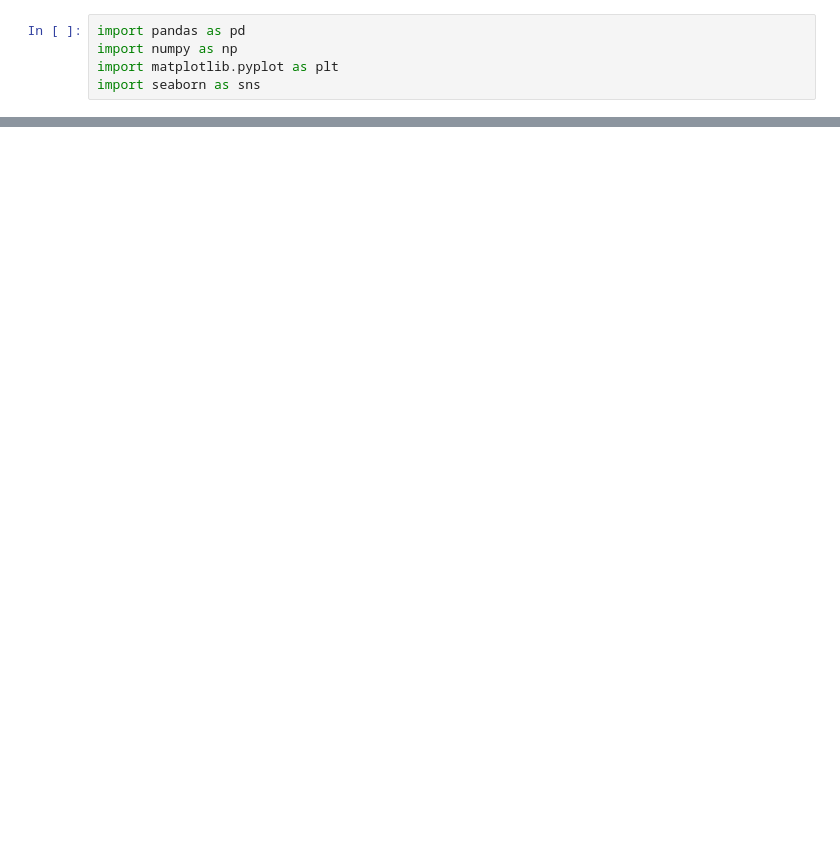
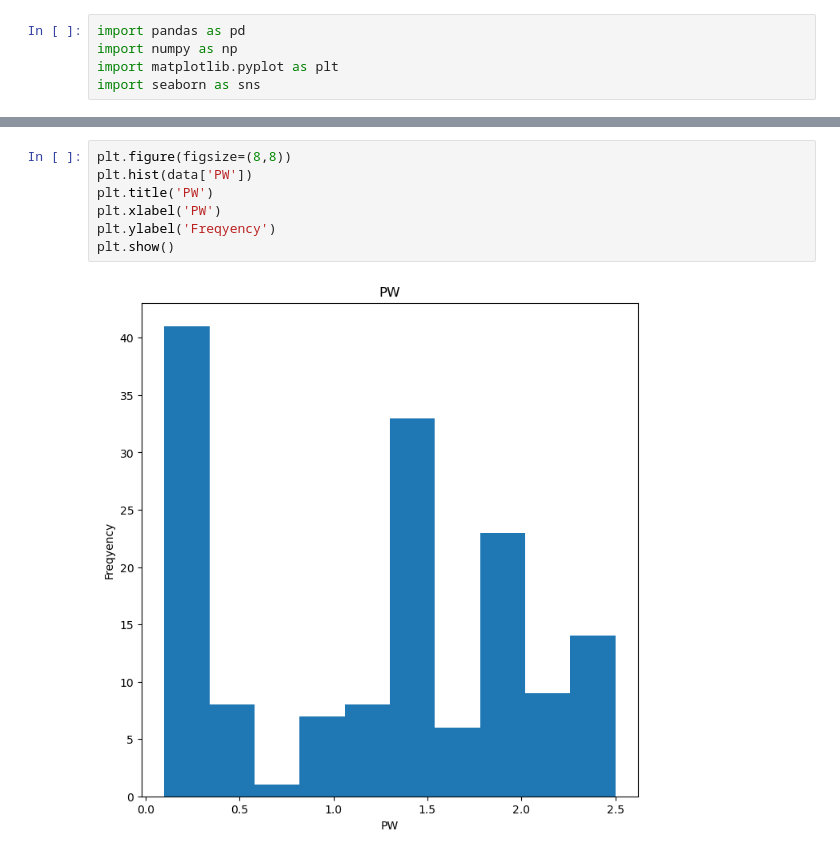
Before and after one commit to Princejose007/prince-jose, a Jupyter notebook: prince day 5.ipynb, the cells around one changed output, grey strips where cells are left out. Cells and saved outputs as stored; diff of their text form; blank space fills up the shorter version.

```diff
--- a/prince day 5.ipynb
+++ b/prince day 5.ipynb
@@ -9,0 +97,9 @@ FileNotFoundError: [Errno 2] No such file or directory: 'iris.xls'
+# %%
+plt.figure(figsize=(8,8))
+plt.hist(data['PW'])
+plt.title('PW')
+plt.xlabel('PW')
+plt.ylabel('Freqyency')
+plt.show()
+# %% [output]
+[figure, added]
```
Also changed, not shown: parts of 12 cells of this notebook.
